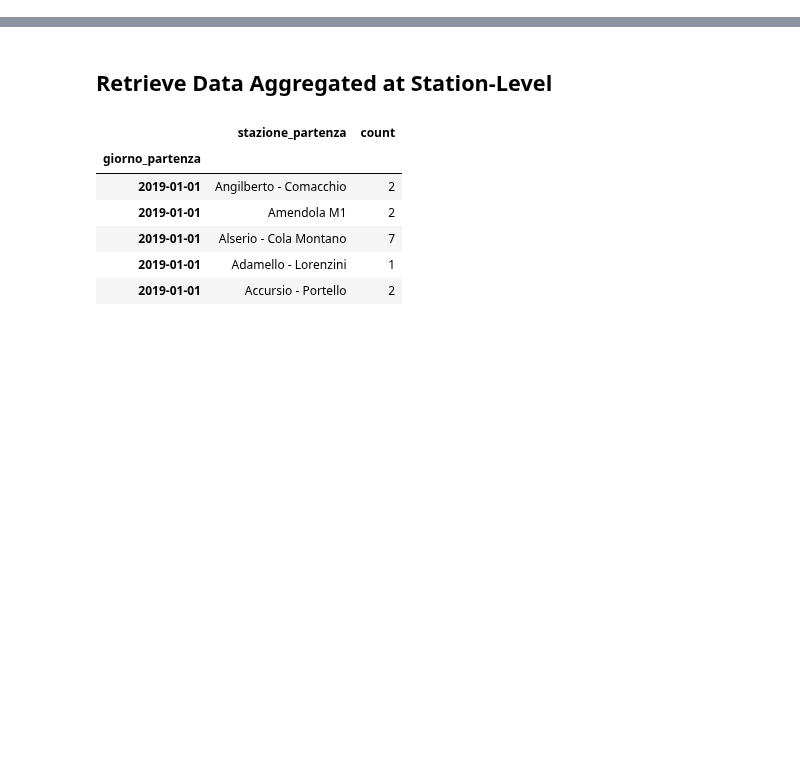
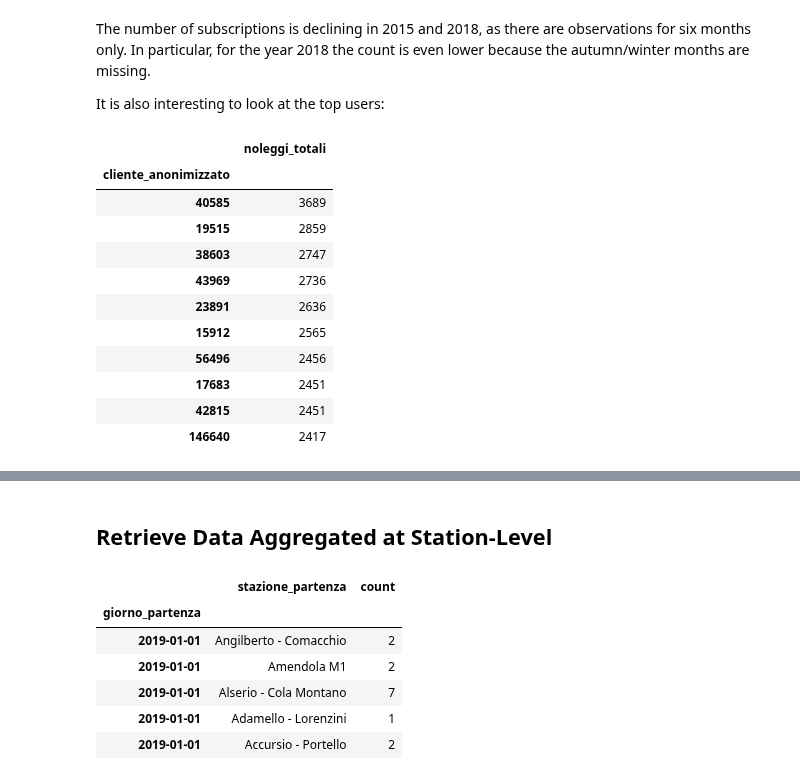
Before and after one commit to toscasterre/thesis-forecasting, a Jupyter notebook: notebooks/03-data_ingestion_and_spatial_operations.ipynb, the cells around one changed output, grey strips where cells are left out. Cells and saved outputs as stored; diff of their text form; code cells hidden in the pictures; blank space fills up the shorter version.

```diff
--- a/notebooks/03-data_ingestion_and_spatial_operations.ipynb
+++ b/notebooks/03-data_ingestion_and_spatial_operations.ipynb
@@ -52,0 +121,31 @@ According to the official BikeMi website website, "BikeMi today has 320 stations
+# %% [markdown]
+The number of subscriptions is declining in 2015 and 2018, as there are observations for six months only. In particular, for the year 2018 the count is even lower because the autumn/winter months are missing.
+
+It is also interesting to look at the top users:
+# %%
+query = """
+    SELECT
+        cliente_anonimizzato,
+        COUNT(*) AS noleggi_totali
+    FROM bikemi_rentals b
+    GROUP BY
+        cliente_anonimizzato
+    ORDER BY noleggi_totali DESC
+"""
+
+users_ranking = pd.read_sql(query, conn).set_index("cliente_anonimizzato")
+
+users_ranking.head(10)
+# %% [output]
+|  | noleggi_totali |
+| cliente_anonimizzato |  |
+| 40585 | 3689 |
+| 19515 | 2859 |
+| 38603 | 2747 |
+| 43969 | 2736 |
+| 23891 | 2636 |
+| 15912 | 2565 |
+| 56496 | 2456 |
+| 17683 | 2451 |
+| 42815 | 2451 |
+| 146640 | 2417 |
```
Also changed, not shown: parts of 19 cells of this notebook, 6 other files.
